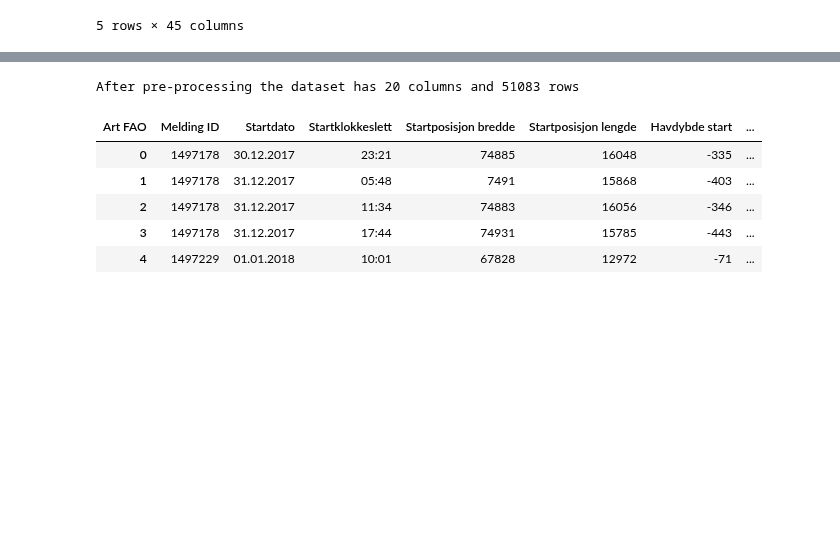
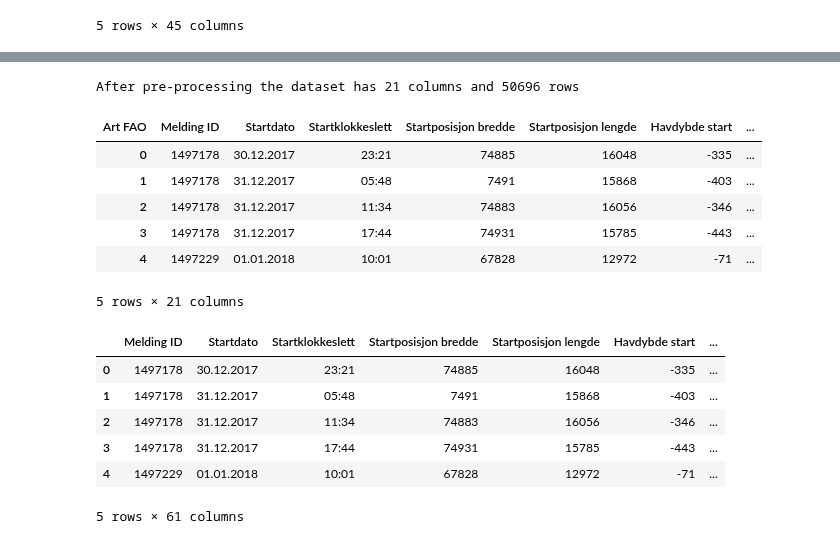
Before and after one commit to Pzorster/INFO284pzor, a Jupyter notebook: project.ipynb, the cells around one changed output, grey strips where cells are left out. Cells and saved outputs as stored; diff of their text form; code cells hidden in the pictures; blank space fills up the shorter version.

```diff
--- a/project.ipynb
+++ b/project.ipynb
@@ -120,7 +144,7 @@ df['Havdybde stopp'] = -df['Havdybde stopp'].abs()
 # Pivoting table
 
 # Pivoting table so rows that are information about the same session are put together
-df = df.pivot_table(index=['Melding ID', 'Startdato', 'Startklokkeslett', 'Startposisjon bredde', 'Startposisjon lengde', 'Havdybde start', 'Stoppdato', 'Stoppklokkeslett', 'Varighet', 'Stopposisjon bredde', 'Stopposisjon lengde', 'Havdybde stopp', 'Trekkavstand', 'Redskap FAO', 'Hovedart FAO','Bruttotonnasje'], columns='Art FAO', values='Rundvekt', aggfunc='sum').reset_index()
+df = df.pivot_table(index=['Melding ID', 'Startdato', 'Startklokkeslett', 'Startposisjon bredde', 'Startposisjon lengde', 'Havdybde start', 'Stoppdato', 'Stoppklokkeslett', 'Varighet', 'Stopposisjon bredde', 'Stopposisjon lengde', 'Havdybde stopp', 'Trekkavstand', 'Redskap FAO', 'Hovedart FAO','Bruttotonnasje', 'Hovedområde start'], columns='Art FAO', values='Rundvekt', aggfunc='sum').reset_index()
 
 # This creates a lot of nan values which we fill with 0
 df = df.fillna(0)
@@ -132,24 +156,38 @@ df['Hovedfangst'] = df[['Hyse', 'Sei', 'Torsk']].idxmax(axis=1)
 print(f"After pre-processing the dataset has {df.shape[1]} columns and {df.shape[0]} rows")
 df.head()
 # %% [output]
-After pre-processing the dataset has 20 columns and 51083 rows
+After pre-processing the dataset has 21 columns and 50696 rows
 | Art FAO | Melding ID | Startdato | Startklokkeslett | Startposisjon bredde | Startposisjon lengde | Havdybde start | ... |
 | 0 | 1497178 | 30.12.2017 | 23:21 | 74885 | 16048 | -335 | ... |
 | 1 | 1497178 | 31.12.2017 | 05:48 | 7491 | 15868 | -403 | ... |
 | 2 | 1497178 | 31.12.2017 | 11:34 | 74883 | 16056 | -346 | ... |
 | 3 | 1497178 | 31.12.2017 | 17:44 | 74931 | 15785 | -443 | ... |
 | 4 | 1497229 | 01.01.2018 | 10:01 | 67828 | 12972 | -71 | ... |
+5 rows × 21 columns
 # %%
 #counting number of rows
 # print("Number of rows: ", df.shape[0])
 #realising that i havent dropped any rows since the number of rows are still the same
 # df.dropna(inplace=True)
 # print("New number of rows: ", df.shape[0])
 #actually gonna drop all rows other than torsk, sei, hyse. Since we are only interested in these three species. The other are underrepresented and not relevant for our analysis.
 # df = df[df['Art - gruppe'].isin(['Torsk', 'Sei', 'Hyse', 'Annen flatfisk, bunnfisk og dypvannsfisk'])]
 # print("Only focusing on torsk sei hyse and Annen flatfisk, bunnfisk og dypvannsfisk: ", df.shape[0])
 # df.head()
 #so now we are working with %{df}.
+
+
+#deciding to one hot encode the Hovedområde start values to also include them in the correlation matrix
+df = pd.get_dummies(df, columns=['Hovedområde start'])
+df.head()
+# %% [output]
+|  | Melding ID | Startdato | Startklokkeslett | Startposisjon bredde | Startposisjon lengde | Havdybde start | ... |
+| 0 | 1497178 | 30.12.2017 | 23:21 | 74885 | 16048 | -335 | ... |
+| 1 | 1497178 | 31.12.2017 | 05:48 | 7491 | 15868 | -403 | ... |
+| 2 | 1497178 | 31.12.2017 | 11:34 | 74883 | 16056 | -346 | ... |
+| 3 | 1497178 | 31.12.2017 | 17:44 | 74931 | 15785 | -443 | ... |
+| 4 | 1497229 | 01.01.2018 | 10:01 | 67828 | 12972 | -71 | ... |
+5 rows × 61 columns
 # %%
 import seaborn as sns
 import matplotlib.pyplot as plt
```
Also changed, not shown: parts of 16 cells of this notebook.
